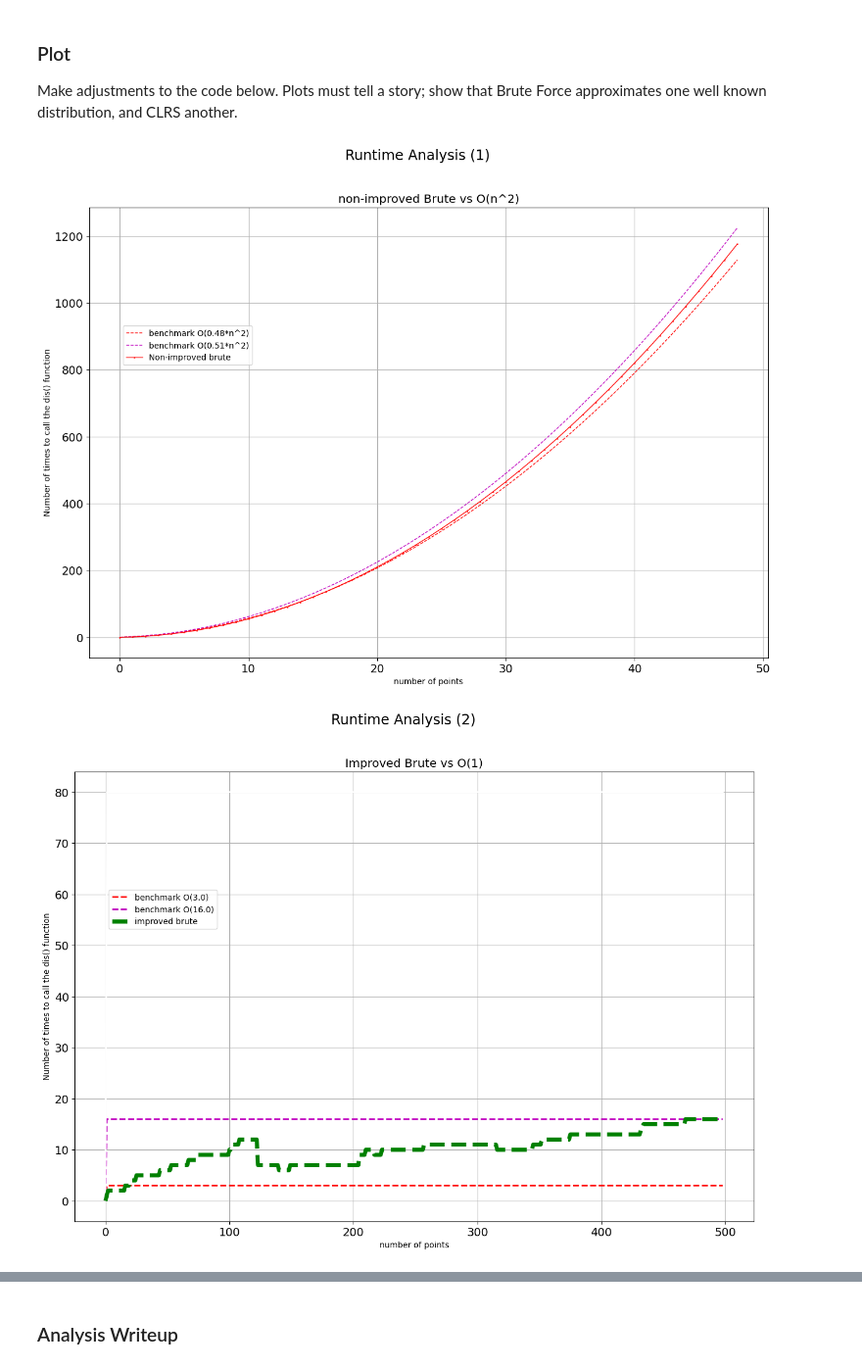
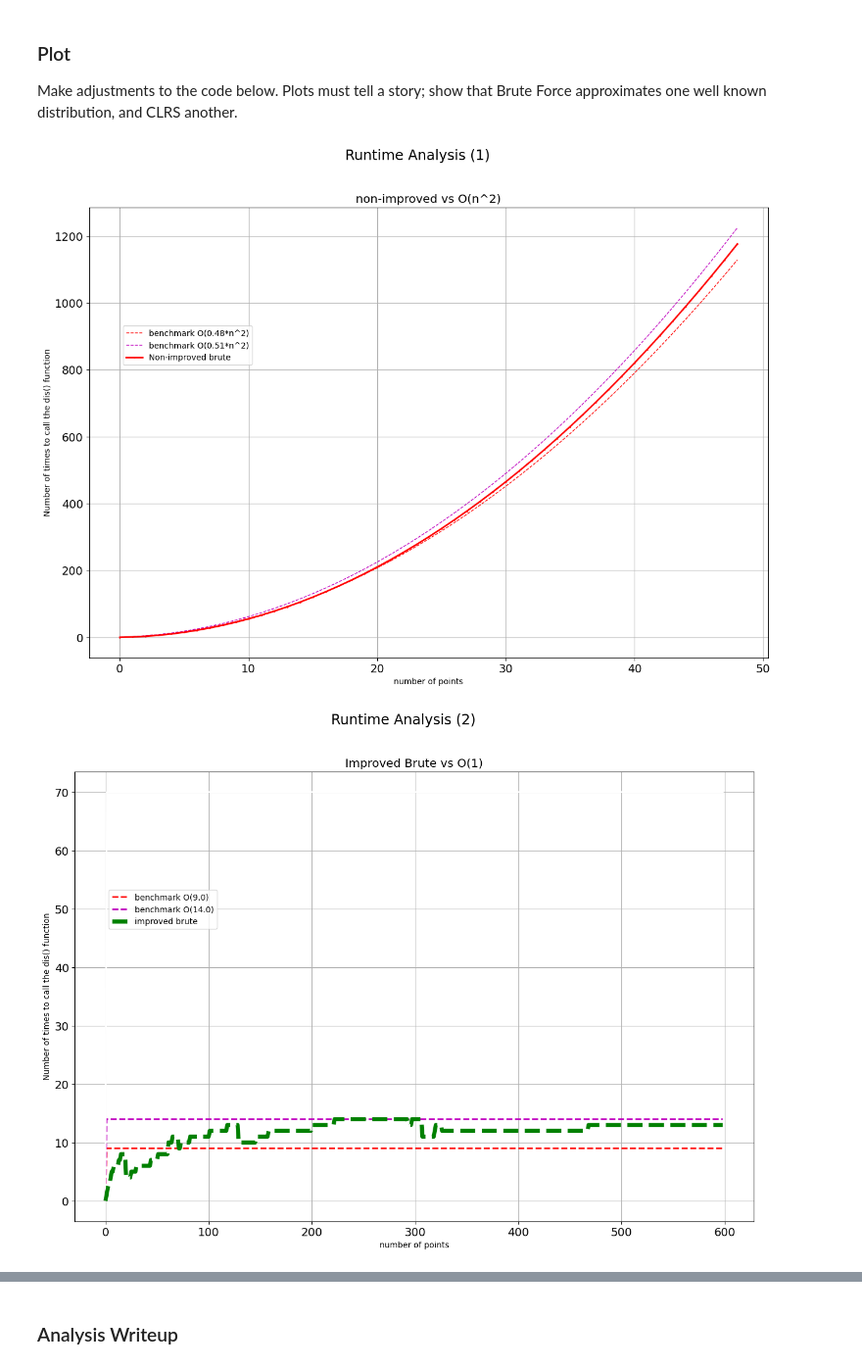
Before and after one commit to daz005/jhu_foundations-of-algorithms, a Jupyter notebook: PA1_SU24_closestPoints_sol.ipynb, the cells around one changed output, grey strips where cells are left out. Shown at 98% size. Drawn from its saved outputs; the diff is of its cells as text; code cells hidden in the pictures.

Commit message:
added more plot to code

```diff
--- a/PA1_SU24_closestPoints_sol.ipynb
+++ b/PA1_SU24_closestPoints_sol.ipynb
@@ -198,7 +198,6 @@ def dist(p1, p2):
     return distance
 
 # Implementation of Student Closest Points algorithm
-TurnOnBruteForceImprovedImplementation=True
 def closestPairBrute(points):  # Preserve the function name and arguments
 
     """
@@ -223,11 +222,10 @@ def closestPairBrute(points):  # Preserve the function name and arguments
           # not less than the min_distance, then the distance between the
           # two Points must not less than the min_distance, therefore we
           # just skip it without calling the dis() function:
-          if TurnOnBruteForceImprovedImplementation==True:
-            if (abs(points[i].x - points[j].x) >= min_distance) :
-              continue;
-            if (abs(points[i].y - points[j].y) >= min_distance) :
-              continue;
+          if (abs(points[i].x - points[j].x) >= min_distance) :
+            continue;
+          if (abs(points[i].y - points[j].y) >= min_distance) :
+            continue;
           # ***************************************************************************
 
           currDist = dist(points[i], points[j])
@@ -236,6 +234,31 @@ def closestPairBrute(points):  # Preserve the function name and arguments
             min_distance = currDist
 
     return p1, p2, min_distance, dist.calls
+
+def closestPairBrute_non_improved(points):
+
+    """
+    This is the Brute Force non-Improved n^2 implementation;
+    Input: points is an array of Points, it has at least two Points;
+    Ouput: the closest 2 points, the Euclidean distance between them, and calls to the distance function.
+    """
+
+    # initalize closest 2 points by using the first two Points in the array:
+    p1, p2 = points[0], points[1]
+    dist.calls=0
+    min_distance = dist(p1, p2)
+
+    numPoints = len(points)
+    for i in range(0, numPoints):
+        for j in range(i+1, numPoints):
+          if  (i==0 and j==1):
+            continue;
+          currDist = dist(points[i], points[j])
+          if min_distance > currDist:
+            p1, p2 = points[i], points[j]
+            min_distance = currDist
+
+    return p1, p2, min_distance, dist.calls
 # %% [markdown]
 ### Brute Force Improved Output
 # %%
@@ -521,8 +544,6 @@ import random
 
 def generateSamples(numPoints, ForBrute_no_improved, ForBrute_improved, forCLRS):
 
-  global TurnOnBruteForceImprovedImplementation
-
   myCLRScounts = [0,]
   mybrutecounts_no_improved = [0,]
   mybrutecounts_improved = [0,]
@@ -533,19 +554,16 @@ def generateSamples(numPoints, ForBrute_no_improved, ForBrute_improved, forCLRS)
   for i in range(2, len(test_points)):
 
     if ForBrute_no_improved:
-      TurnOnBruteForceImprovedImplementation=False
       dist.calls = 0
-      p1, p2, d, c1 = closestPairBrute(test_points[:i])
+      p1, p2, d, c1 = closestPairBrute_non_improved(test_points[:i])
       mybrutecounts_no_improved.append(c1)
 
     if ForBrute_improved:
-      TurnOnBruteForceImprovedImplementation=True
       dist.calls = 0
       p1, p2, d, c2 = closestPairBrute(test_points[:i])
       mybrutecounts_improved.append(c2)
 
     if forCLRS:
-      TurnOnBruteForceImprovedImplementation=True
       dist.calls = 0 # reset before every run
       p1, p2, d, c3 = closestPairCLRS(test_points[:i])
       myCLRScounts.append(c3)
@@ -582,17 +600,17 @@ fig, (ax1) = plt.subplots(1, 1)
 fig.suptitle('Runtime Analysis (1)', size="xx-large")
 
 # plotting nearest neighbor execution steps
-ax1.set_title('non-improved Brute vs O(n^2)', size="x-large")
+ax1.set_title('non-improved vs O(n^2)', size="x-large")
 ax1.plot(range(N), yTestVals1, "r^", linestyle='--', markersize=0, linewidth=1, label="benchmark O(0.48*n^2)")
 ax1.plot(range(N), yTestVals2, "m^", linestyle='--', markersize=0, linewidth=1, label="benchmark O(0.51*n^2)")
-ax1.plot(range(N), no_improved, "r^-", markersize=1, linewidth=1, label="Non-improved brute")
+ax1.plot(range(N), no_improved, "r^-", markersize=1, linewidth=2, label="Non-improved brute")
 
 ax1.grid(which='major', axis='both')
 ax1.set(xlabel = 'number of points', ylabel = 'Number of times to call the dis() function')
 ax1.legend(loc=(0.05,0.65), scatterpoints=10)
 ax1.tick_params(axis="both", which="major", labelsize=14)
 # %% [output]
-[figure, old version]
+[figure, new version]
 # %%
 # Code adapted from Sahil Sharma, used with permission, from Spring, 2021
 
@@ -600,7 +618,7 @@ from math import pow
 from math import log2
 from math import factorial
 
-no_improved, improved, CLRScounts = generateSamples(500, False, True, False)
+no_improved, improved, CLRScounts = generateSamples(600, False, True, False)
 N=len(improved)
 
 # Calculate the sum of the array elements
@@ -622,31 +640,31 @@ top= max_value*5//1
 yTestVals1 = [0,] #  for O(1)
 yTestVals2 = [0,] #  for O(1)
 yTestVals3 = [0,] #  for O(1)
 
 # generate bench mark data for O(n), O(n^2), O(nlog(n)), O(10*nlog(n)), and O(n!)
 for i in range(2, N+1):
     yTestVals1.append( lower_bound )
     yTestVals2.append( upper_bound)
     yTestVals3.append( top)
 
 
 # %matplotlib inline
 import matplotlib.pyplot as plt
 
 plt.rcParams['figure.figsize'] = [15,10]
 fig, (ax1) = plt.subplots(1, 1)
 fig.suptitle('Runtime Analysis (2)', size="xx-large")
 
 # plotting nearest neighbor execution steps
 ax1.set_title('Improved Brute vs O(1)', size="x-large")
 ax1.plot(range(N), yTestVals1, "r^", linestyle='--', markersize=0, linewidth=2, label=f"benchmark O({lower_bound})")
 ax1.plot(range(N), yTestVals2, "m^", linestyle='--', markersize=0, linewidth=2, label=f"benchmark O({upper_bound})")
 ax1.plot(range(N), yTestVals3, "w^", linestyle='-', markersize=0, linewidth=2)
 
 ax1.plot(range(N), improved, "g^--", markersize=0, linewidth=5, label="improved brute")
 ax1.grid(which='major', axis='both')
 ax1.set(xlabel = 'number of points', ylabel = 'Number of times to call the dis() function')
 ax1.legend(loc=(0.05,0.65), scatterpoints=10)
 ax1.tick_params(axis="both", which="major", labelsize=14)
 # %% [output]
-[figure, old version]
+[figure, new version]
```
Also changed, not shown: parts of 7 cells of this notebook.
